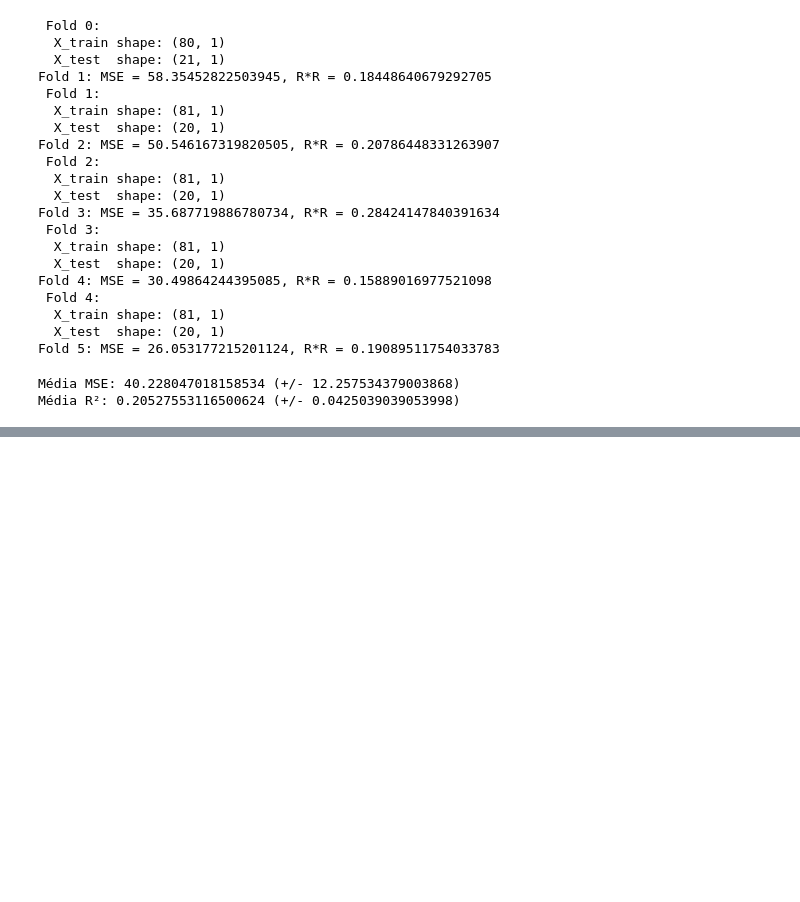
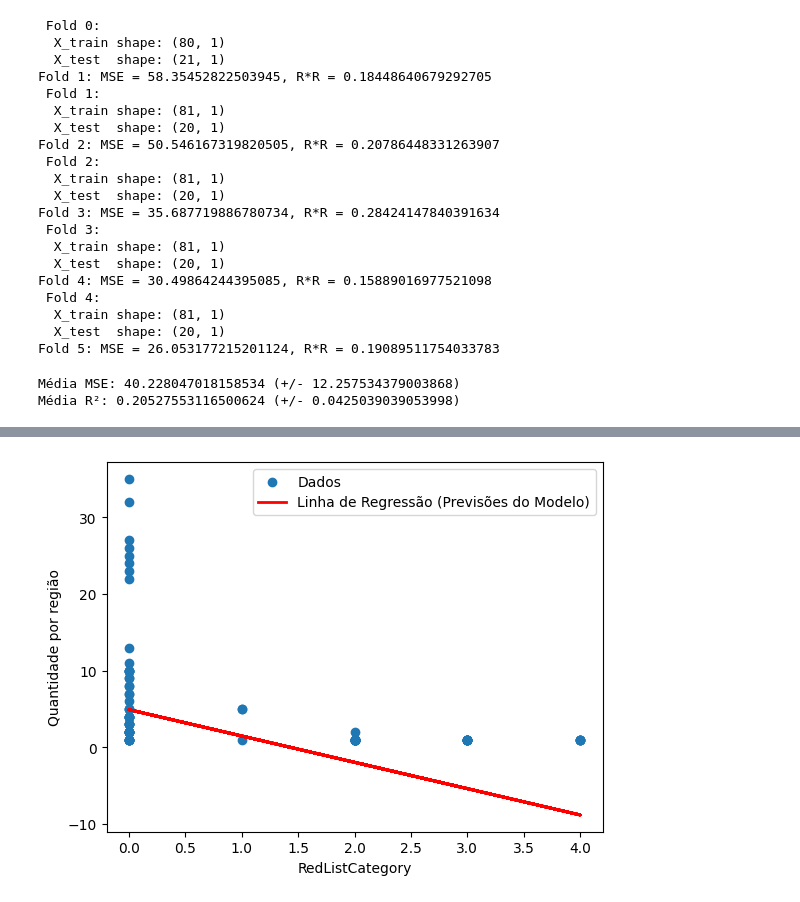
Before and after one commit to xaaaandao/din4072-applied-data-science, a Jupyter notebook: 07regression.ipynb, the cells around one changed output, grey strips where cells are left out. Drawn from its saved outputs; the diff is of its cells as text; code cells hidden in the pictures; blank space fills up the shorter version.

```diff
--- a/07regression.ipynb
+++ b/07regression.ipynb
@@ -87,0 +110,12 @@ Média R²: 0.20527553116500624 (+/- 0.0425039039053998)
+# %%
+
+# Plot
+plt.scatter(X, y, label="Dados")
+plt.plot(X, reg.predict(X), linewidth=2, color="red", label = "Linha de Regressão (Previsões do Modelo)")
+plt.xlabel("RedListCategory")
+plt.ylabel("Quantidade por região")
+plt.savefig("output3.png")
+plt.legend()
+plt.show()
+# %% [output]
+[figure, added]
```
Also changed, not shown: parts of 4 cells of this notebook, 3 other files.
